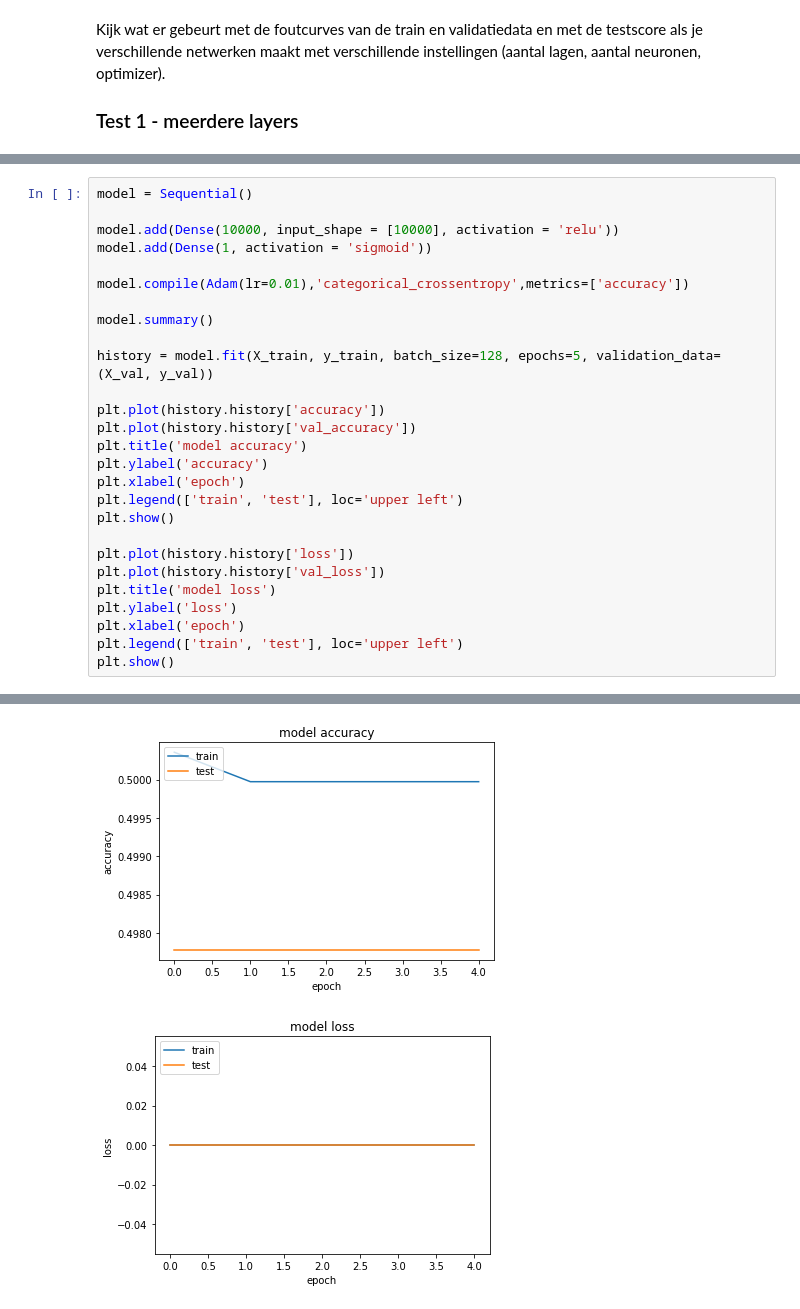
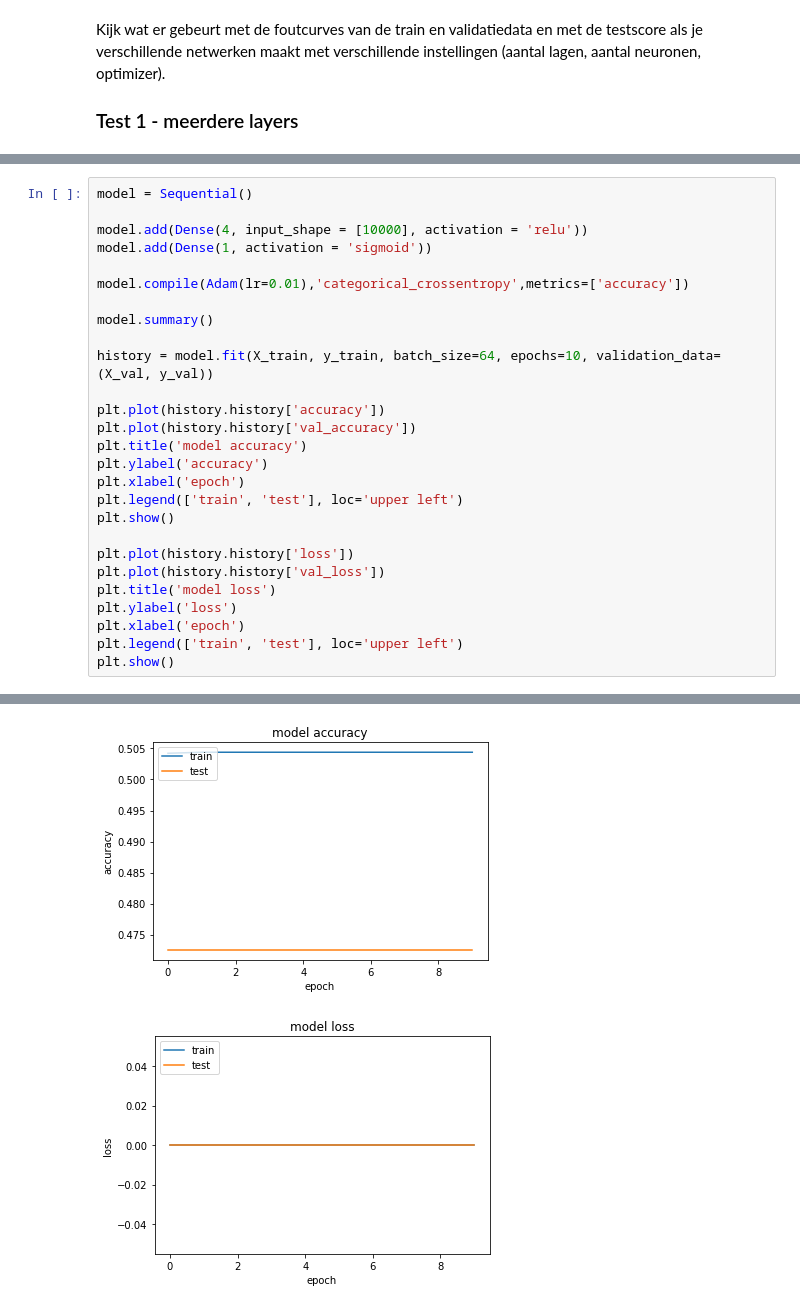
Before and after one commit to Mysurii/Minoi-AAI, a Jupyter notebook: Bootcamp/d7/IMDB_opdracht.ipynb, the cells around one changed output, grey strips where cells are left out. Drawn from its saved outputs; the diff is of its cells as text.

```diff
--- a/Bootcamp/d7/IMDB_opdracht.ipynb
+++ b/Bootcamp/d7/IMDB_opdracht.ipynb
@@ -267,14 +270,14 @@ Epoch 10/10
 # %%
 model = Sequential()
 
-model.add(Dense(10000, input_shape = [10000], activation = 'relu'))
+model.add(Dense(4, input_shape = [10000], activation = 'relu'))
 model.add(Dense(1, activation = 'sigmoid'))
 
 model.compile(Adam(lr=0.01),'categorical_crossentropy',metrics=['accuracy'])
 
 model.summary()
 
-history = model.fit(X_train, y_train, batch_size=128, epochs=5, validation_data=(X_val, y_val))
+history = model.fit(X_train, y_train, batch_size=64, epochs=10, validation_data=(X_val, y_val))
 
 plt.plot(history.history['accuracy'])
 plt.plot(history.history['val_accuracy'])
@@ -320,2 +333,2 @@ Epoch 5/5
-[figure, old version]
+[figure, new version]
-[figure, old version]
+[figure, new version]
```
Also changed, not shown: parts of 14 cells of this notebook.
